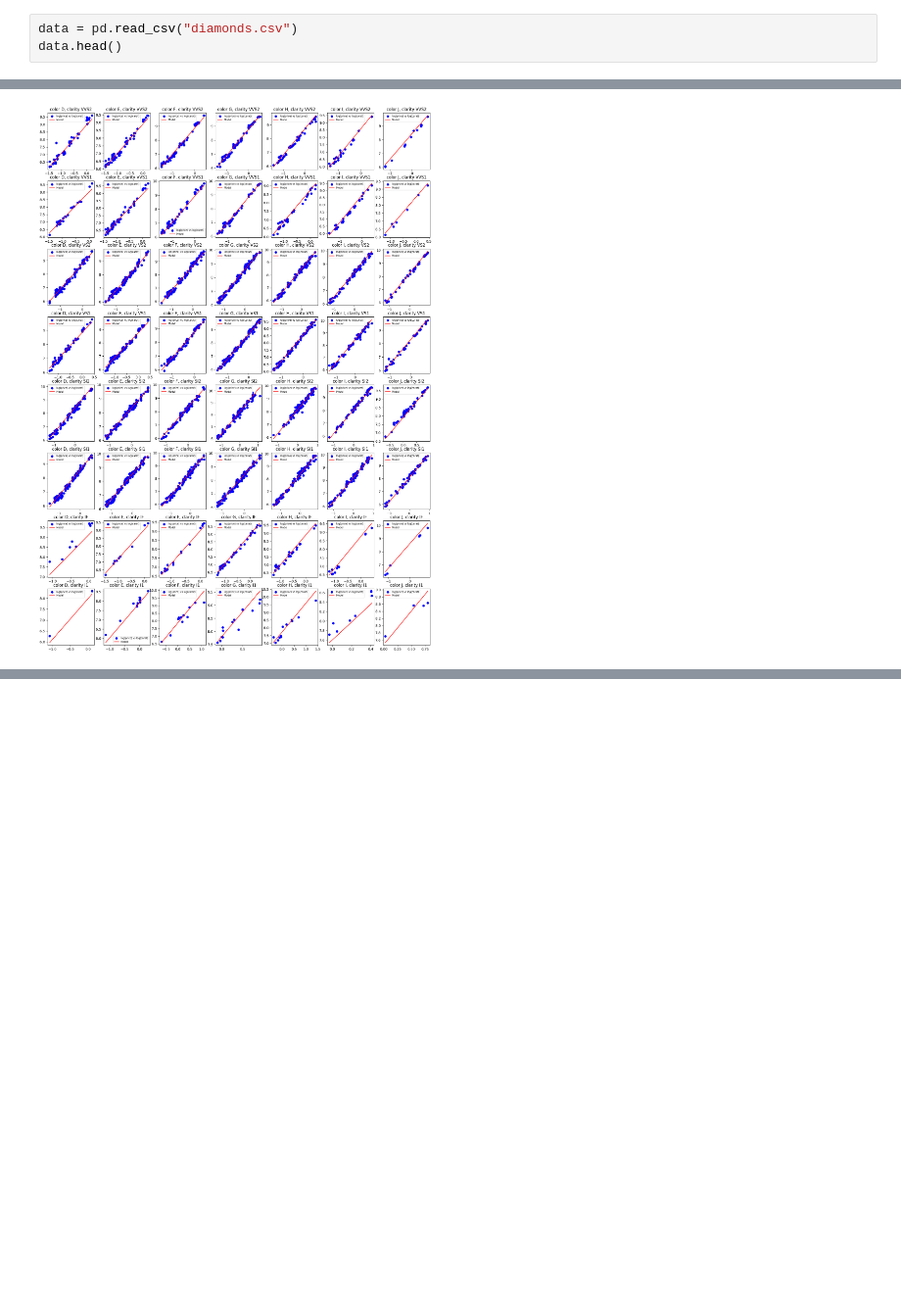
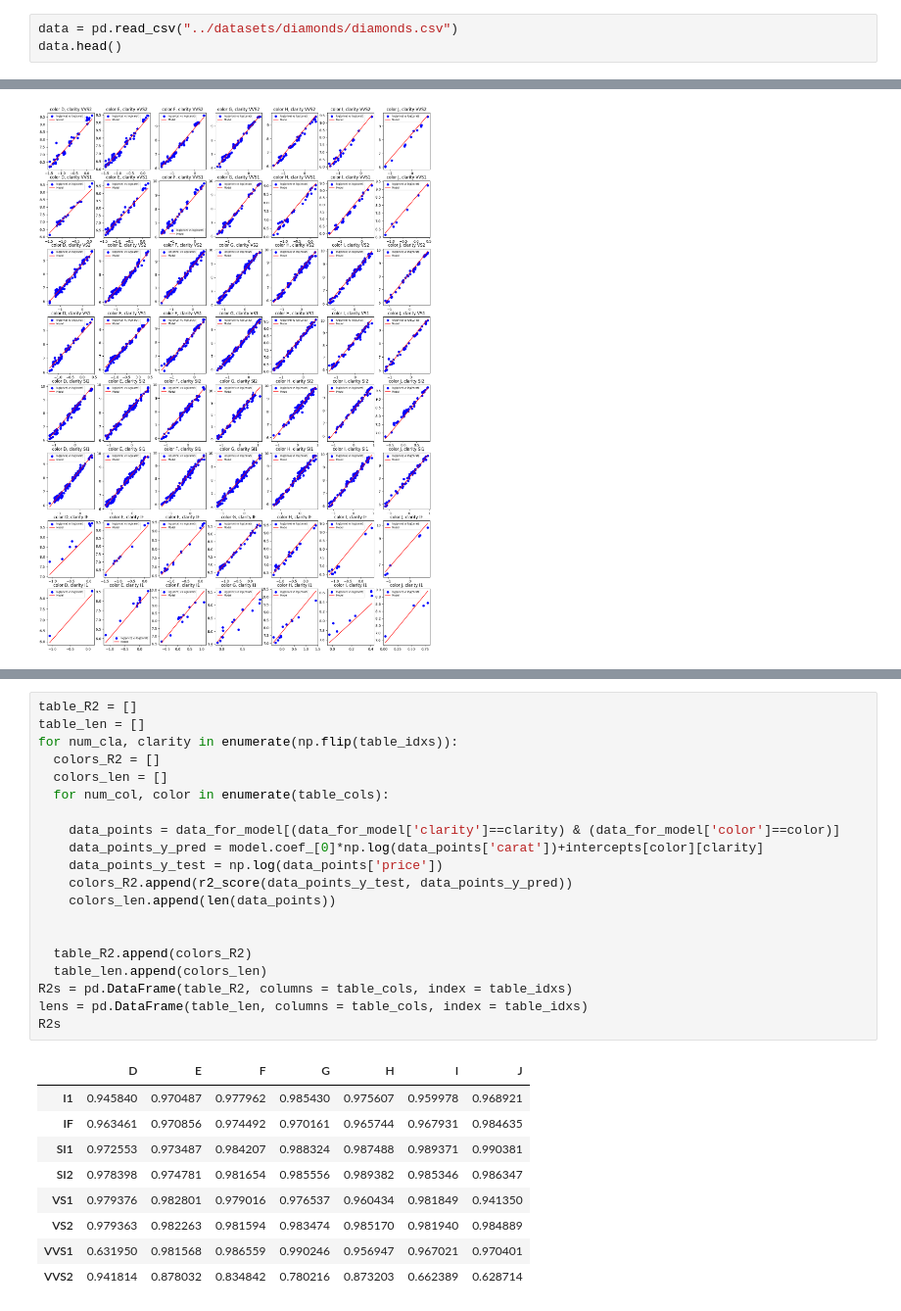
Before and after one commit to matiasleoni/diamonds-assignment, a Jupyter notebook: challenge2/main.ipynb, the cells around one changed output, grey strips where cells are left out. Shown: that part at 98% size. Saved outputs shown, nothing was run; the diff lists cells and outputs as text; blank space fills up the shorter version.

```diff
--- a/challenge2/main.ipynb
+++ b/challenge2/main.ipynb
@@ -2,7 +2,7 @@
 import pandas as pd
 import numpy as np
 # %%
-data = pd.read_csv("diamonds.csv")
+data = pd.read_csv("../datasets/diamonds/diamonds.csv")
 data.head()
 # %% [output]
 |  | carat | cut | color | clarity | depth | table | price | x | y | z |
@@ -195,0 +204,30 @@ array(['J', 'I', 'H', 'G', 'F', 'E', 'D'], dtype='<U1')
+# %%
+table_R2 = []
+table_len = []
+for num_cla, clarity in enumerate(np.flip(table_idxs)):
+  colors_R2 = []
+  colors_len = []
+  for num_col, color in enumerate(table_cols):
+
+    data_points = data_for_model[(data_for_model['clarity']==clarity) & (data_for_model['color']==color)]
+    data_points_y_pred = model.coef_[0]*np.log(data_points['carat'])+intercepts[color][clarity]
+    data_points_y_test = np.log(data_points['price'])
+    colors_R2.append(r2_score(data_points_y_test, data_points_y_pred))
+    colors_len.append(len(data_points))
+
+
+  table_R2.append(colors_R2)
+  table_len.append(colors_len)
+R2s = pd.DataFrame(table_R2, columns = table_cols, index = table_idxs)
+lens = pd.DataFrame(table_len, columns = table_cols, index = table_idxs)
+R2s
+# %% [output]
+|  | D | E | F | G | H | I | J |
+| I1 | 0.945840 | 0.970487 | 0.977962 | 0.985430 | 0.975607 | 0.959978 | 0.968921 |
+| IF | 0.963461 | 0.970856 | 0.974492 | 0.970161 | 0.965744 | 0.967931 | 0.984635 |
+| SI1 | 0.972553 | 0.973487 | 0.984207 | 0.988324 | 0.987488 | 0.989371 | 0.990381 |
+| SI2 | 0.978398 | 0.974781 | 0.981654 | 0.985556 | 0.989382 | 0.985346 | 0.986347 |
+| VS1 | 0.979376 | 0.982801 | 0.979016 | 0.976537 | 0.960434 | 0.981849 | 0.941350 |
+| VS2 | 0.979363 | 0.982263 | 0.981594 | 0.983474 | 0.985170 | 0.981940 | 0.984889 |
+| VVS1 | 0.631950 | 0.981568 | 0.986559 | 0.990246 | 0.956947 | 0.967021 | 0.970401 |
+| VVS2 | 0.941814 | 0.878032 | 0.834842 | 0.780216 | 0.873203 | 0.662389 | 0.628714 |
```
Also changed, not shown: parts of 17 cells of this notebook, 2 other files.
